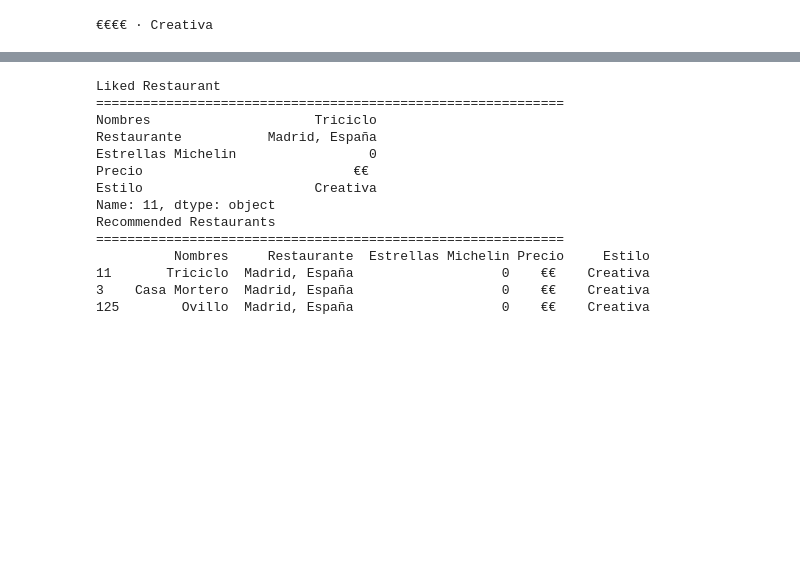
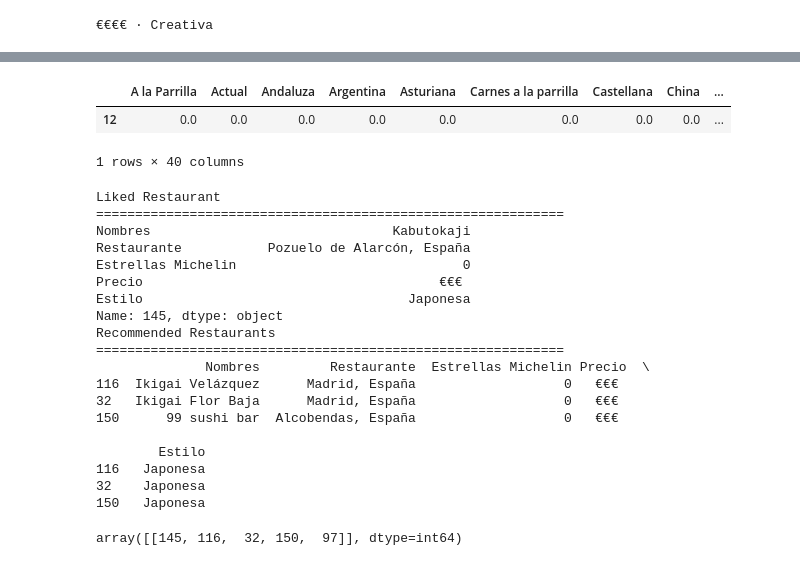
Before and after one commit to legabrielo/Recomendador, a Jupyter notebook: ML_Restaurantes.ipynb, the cells around one changed output, grey strips where cells are left out. Drawn from its saved outputs; the diff is of its cells as text; code cells hidden in the pictures; blank space fills up the shorter version.

```diff
--- a/ML_Restaurantes.ipynb
+++ b/ML_Restaurantes.ipynb
@@ -469,29 +356,46 @@ Estilo                           Creativa
 Name: 68, dtype: object
+# %%
+features.iloc[[12]]
+# %% [output]
+|  | A la Parrilla | Actual | Andaluza | Argentina | Asturiana | Carnes a la parrilla | Castellana | China | ... |
+| 12 | 0.0 | 0.0 | 0.0 | 0.0 | 0.0 | 0.0 | 0.0 | 0.0 | ... |
+1 rows × 40 columns
 # %%
-dif, ind = nneighbors.kneighbors(features.iloc[[153]])
+dif, ind = nneighbors.kneighbors(features.iloc[[2]])
 
 print('Liked Restaurant')
 print ( '='*60)
 print(Restaurantes.loc[ind[0][0], :])
-
+print("")
 print('Recommended Restaurants')
 print ( '='*60)
-print(Restaurantes.loc[ind[0][:3], :])
+print(Restaurantes.loc[ind[0][1:4], :])
 # %% [output]
 Liked Restaurant
 ============================================================
-Nombres                     Triciclo
-Restaurante           Madrid, España
-Estrellas Michelin                 0
-Precio                           €€
-Estilo                      Creativa
-Name: 11, dtype: object
+Nombres                               Kabutokaji
+Restaurante           Pozuelo de Alarcón, España
+Estrellas Michelin                             0
+Precio                                      €€€
+Estilo                                  Japonesa
+Name: 145, dtype: object
 Recommended Restaurants
 ============================================================
-          Nombres     Restaurante  Estrellas Michelin Precio     Estilo
-11       Triciclo  Madrid, España                   0    €€    Creativa
-3    Casa Mortero  Madrid, España                   0    €€    Creativa
-125        Ovillo  Madrid, España                   0    €€    Creativa
+              Nombres         Restaurante  Estrellas Michelin Precio  \
+116  Ikigai Velázquez      Madrid, España                   0   €€€
+32   Ikigai Flor Baja      Madrid, España                   0   €€€
+150      99 sushi bar  Alcobendas, España                   0   €€€
+
+        Estilo
+116   Japonesa
+32    Japonesa
+150   Japonesa
+# %%
+# Vemos cuales son los 5 restuarantes que más se le parecen
+
+ind
+# %% [output]
+array([[145, 116,  32, 150,  97]], dtype=int64)
 # %%
 # Guardamos el modelo
 
```
Also changed, not shown: parts of 30 cells of this notebook.
